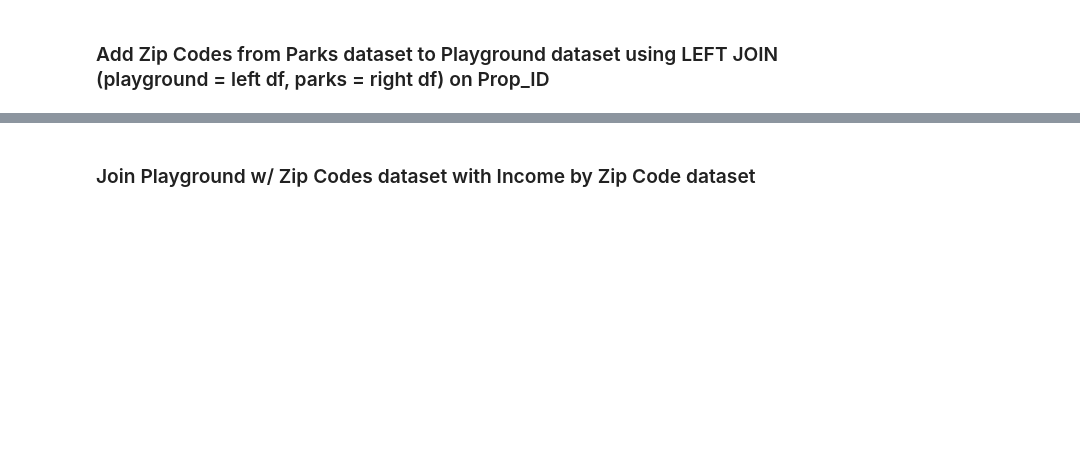
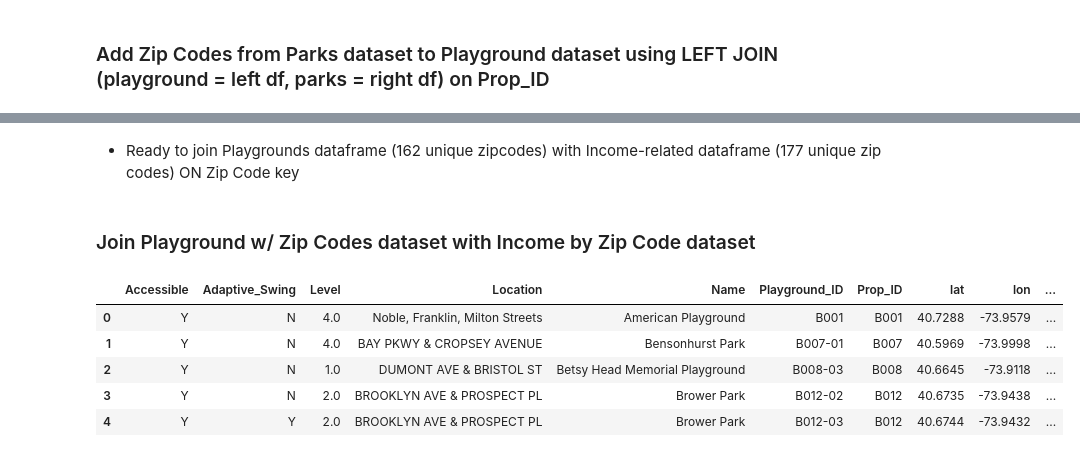
Before and after one commit to as6140/nyc_playgrounds_income, a Jupyter notebook: exploratory_data_analysis.ipynb, the cells around one changed output, grey strips where cells are left out. Cells and saved outputs as stored; diff of their text form; code cells hidden in the pictures; blank space fills up the shorter version.

```diff
--- a/exploratory_data_analysis.ipynb
+++ b/exploratory_data_analysis.ipynb
@@ -319,3 +331,6 @@ avg_income_by_zip_df.head()
+# %%
+#change zip code data type to string for Folium
+avg_income_by_zip_df.index = avg_income_by_zip_df.index.astype('str')
 # %% [markdown]
 ### Explore Parks Dataset
 # %%
@@ -392,0 +685,3 @@ playgrounds_zip_df.head(20)
+# %%
+#replace Zip string with first 5 characters of Zip string in all rows
+playgrounds_zip_df['Zip'] = playgrounds_zip_df['Zip'].str[0:5]
@@ -393,2 +706,4 @@ playgrounds_zip_df.head(20)
+# %% [markdown]
+- Ready to join Playgrounds dataframe (162 unique zipcodes) with Income-related dataframe (177 unique zip codes) ON Zip Code key
 # %% [markdown]
 ### Join Playground w/ Zip Codes dataset with Income by Zip Code dataset
@@ -398,0 +710,11 @@ nyc_zips_df = pd.read_csv('zip_borough.csv')
+# %%
+play_inc_df = pd.merge(left = playgrounds_zip_df, right = avg_income_by_zip_df, how='left', left_on='Zip', right_on='zip_code')
+# %%
+play_inc_df.head()
+# %% [output]
+|  | Accessible | Adaptive_Swing | Level | Location | Name | Playground_ID | Prop_ID | lat | lon | ... |
+| 0 | Y | N | 4.0 | Noble, Franklin, Milton Streets | American Playground | B001 | B001 | 40.7288 | -73.9579 | ... |
+| 1 | Y | N | 4.0 | BAY PKWY & CROPSEY AVENUE | Bensonhurst Park | B007-01 | B007 | 40.5969 | -73.9998 | ... |
+| 2 | Y | N | 1.0 | DUMONT AVE & BRISTOL ST | Betsy Head Memorial Playground | B008-03 | B008 | 40.6645 | -73.9118 | ... |
+| 3 | Y | N | 2.0 | BROOKLYN AVE & PROSPECT PL | Brower Park | B012-02 | B012 | 40.6735 | -73.9438 | ... |
+| 4 | Y | Y | 2.0 | BROOKLYN AVE & PROSPECT PL | Brower Park | B012-03 | B012 | 40.6744 | -73.9432 | ... |
```
Also changed, not shown: parts of 40 cells of this notebook.
